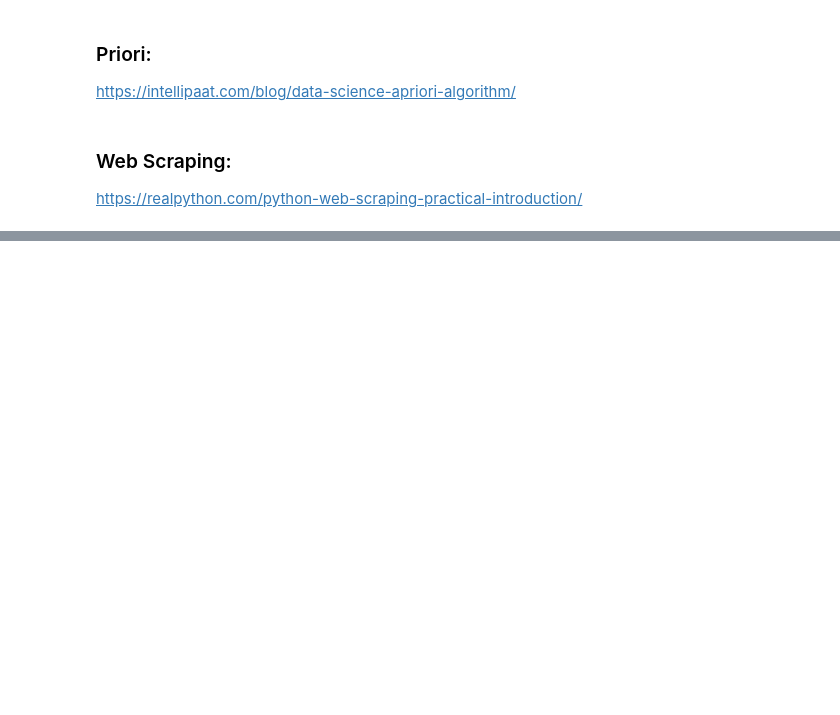
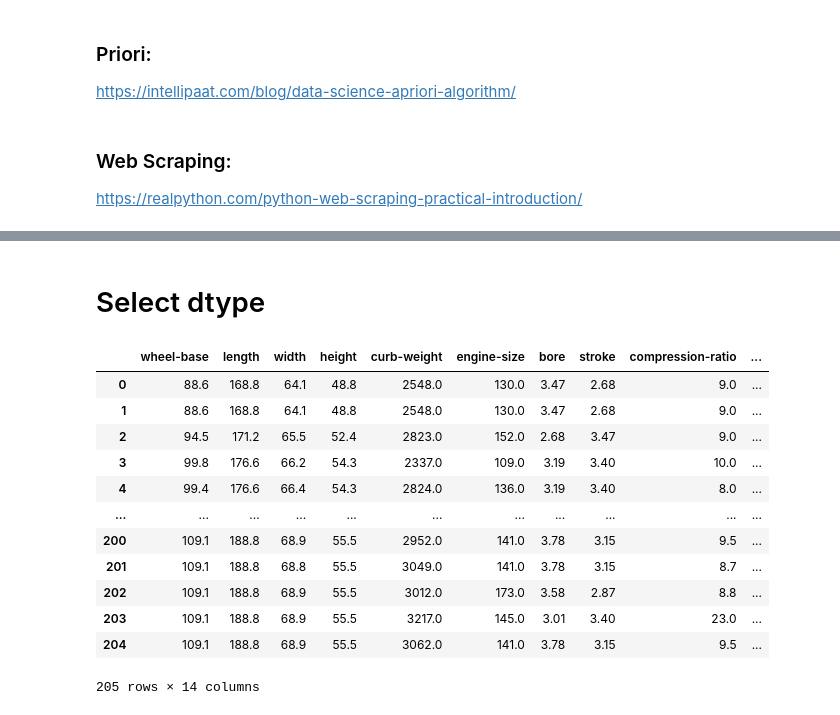
Before and after one commit to showmidelo/Advanced_Pandas_karyar, a Jupyter notebook: tutorial.ipynb, the cells around one changed output, grey strips where cells are left out. Drawn from its saved outputs; the diff is of its cells as text; code cells hidden in the pictures; blank space fills up the shorter version.

```diff
--- a/tutorial.ipynb
+++ b/tutorial.ipynb
@@ -1714,0 +1722,7 @@ df.filter(like='bbi', axis=0)
+# %%
+import pandas as pd
+from sklearn.datasets import fetch_openml
+
+X,y = fetch_openml("autos", version=1, as_frame=True, return_X_y=True)
+data = X
+data['target'] = y
@@ -1714,0 +1784,18 @@ df.filter(like='bbi', axis=0)
+# %% [markdown]
+# Select dtype
+# %%
+data.select_dtypes(include=['float64'])
+# %% [output]
+|  | wheel-base | length | width | height | curb-weight | engine-size | bore | stroke | compression-ratio | ... |
+| 0 | 88.6 | 168.8 | 64.1 | 48.8 | 2548.0 | 130.0 | 3.47 | 2.68 | 9.0 | ... |
+| 1 | 88.6 | 168.8 | 64.1 | 48.8 | 2548.0 | 130.0 | 3.47 | 2.68 | 9.0 | ... |
+| 2 | 94.5 | 171.2 | 65.5 | 52.4 | 2823.0 | 152.0 | 2.68 | 3.47 | 9.0 | ... |
+| 3 | 99.8 | 176.6 | 66.2 | 54.3 | 2337.0 | 109.0 | 3.19 | 3.40 | 10.0 | ... |
+| 4 | 99.4 | 176.6 | 66.4 | 54.3 | 2824.0 | 136.0 | 3.19 | 3.40 | 8.0 | ... |
+| ... | ... | ... | ... | ... | ... | ... | ... | ... | ... | ... |
+| 200 | 109.1 | 188.8 | 68.9 | 55.5 | 2952.0 | 141.0 | 3.78 | 3.15 | 9.5 | ... |
+| 201 | 109.1 | 188.8 | 68.8 | 55.5 | 3049.0 | 141.0 | 3.78 | 3.15 | 8.7 | ... |
+| 202 | 109.1 | 188.8 | 68.9 | 55.5 | 3012.0 | 173.0 | 3.58 | 2.87 | 8.8 | ... |
+| 203 | 109.1 | 188.8 | 68.9 | 55.5 | 3217.0 | 145.0 | 3.01 | 3.40 | 23.0 | ... |
+| 204 | 109.1 | 188.8 | 68.9 | 55.5 | 3062.0 | 141.0 | 3.78 | 3.15 | 9.5 | ... |
+205 rows × 14 columns
```
Also changed, not shown: parts of 19 cells of this notebook.
